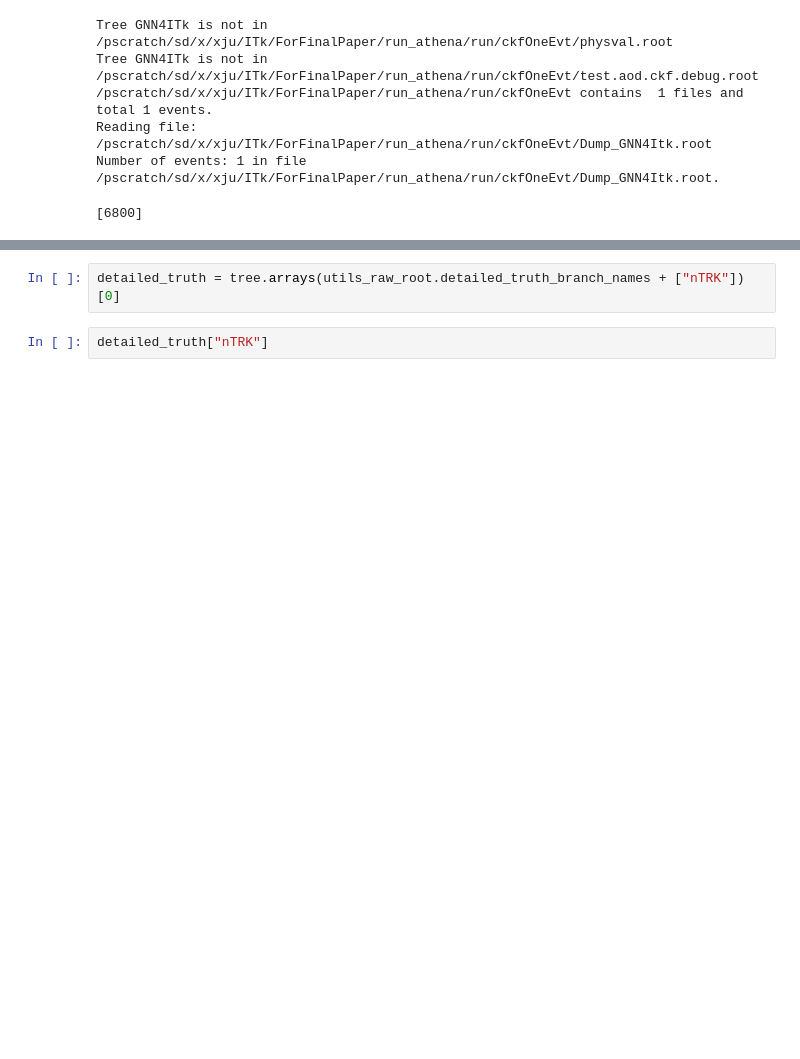
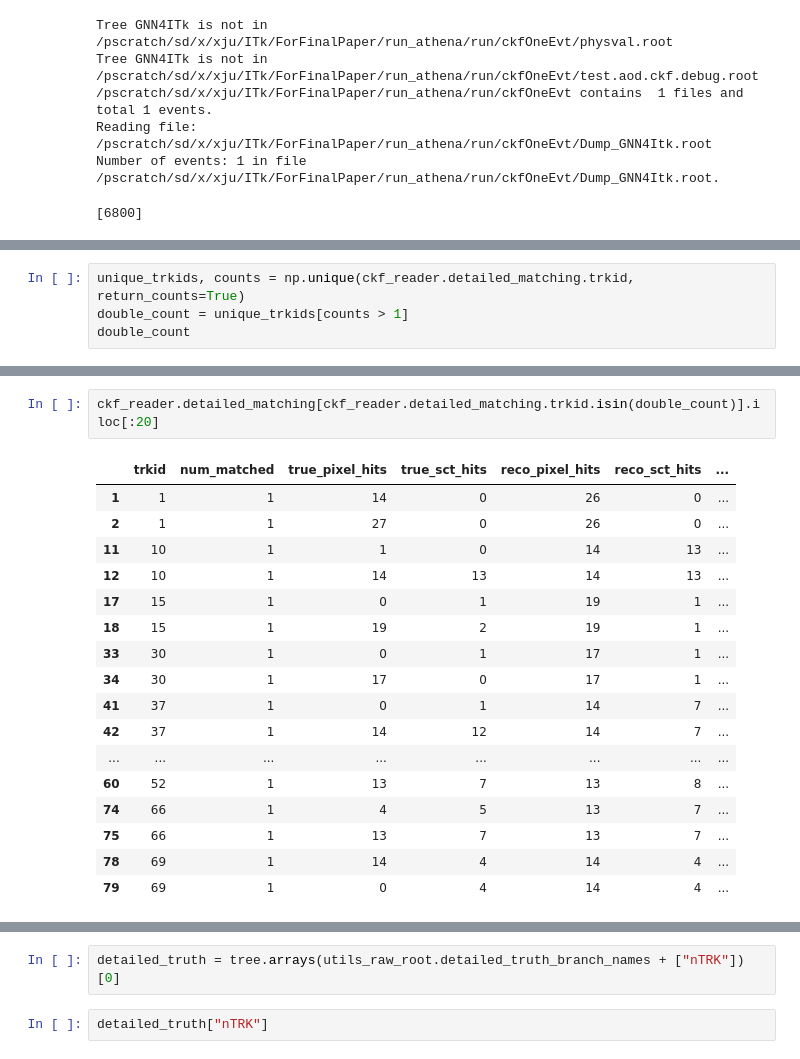
Before and after one commit to xju2/visual_tracks, a Jupyter notebook: notebooks/1.1compare_ckf_with_GNN-rel24.ipynb, the cells around one changed output, grey strips where cells are left out. Cells and saved outputs as stored; diff of their text form; blank space fills up the shorter version.

```diff
--- a/notebooks/1.1compare_ckf_with_GNN-rel24.ipynb
+++ b/notebooks/1.1compare_ckf_with_GNN-rel24.ipynb
@@ -38,0 +119,4 @@ Number of events: 1 in file /pscratch/sd/x/xju/ITk/ForFinalPaper/run_athena/run/
+# %%
+unique_trkids, counts = np.unique(ckf_reader.detailed_matching.trkid, return_counts=True)
+double_count = unique_trkids[counts > 1]
+double_count
@@ -39 +141,21 @@ Number of events: 1 in file /pscratch/sd/x/xju/ITk/ForFinalPaper/run_athena/run/
+# %%
+ckf_reader.detailed_matching[ckf_reader.detailed_matching.trkid.isin(double_count)].iloc[:20]
+# %% [output]
+|  | trkid | num_matched | true_pixel_hits | true_sct_hits | reco_pixel_hits | reco_sct_hits | ... |
+| 1 | 1 | 1 | 14 | 0 | 26 | 0 | ... |
+| 2 | 1 | 1 | 27 | 0 | 26 | 0 | ... |
+| 11 | 10 | 1 | 1 | 0 | 14 | 13 | ... |
+| 12 | 10 | 1 | 14 | 13 | 14 | 13 | ... |
+| 17 | 15 | 1 | 0 | 1 | 19 | 1 | ... |
+| 18 | 15 | 1 | 19 | 2 | 19 | 1 | ... |
+| 33 | 30 | 1 | 0 | 1 | 17 | 1 | ... |
+| 34 | 30 | 1 | 17 | 0 | 17 | 1 | ... |
+| 41 | 37 | 1 | 0 | 1 | 14 | 7 | ... |
+| 42 | 37 | 1 | 14 | 12 | 14 | 7 | ... |
+| ... | ... | ... | ... | ... | ... | ... | ... |
+| 60 | 52 | 1 | 13 | 7 | 13 | 8 | ... |
+| 74 | 66 | 1 | 4 | 5 | 13 | 7 | ... |
+| 75 | 66 | 1 | 13 | 7 | 13 | 7 | ... |
+| 78 | 69 | 1 | 14 | 4 | 14 | 4 | ... |
+| 79 | 69 | 1 | 0 | 4 | 14 | 4 | ... |
 # %%
```
Also changed, not shown: parts of 26 cells of this notebook, 2 other files.
